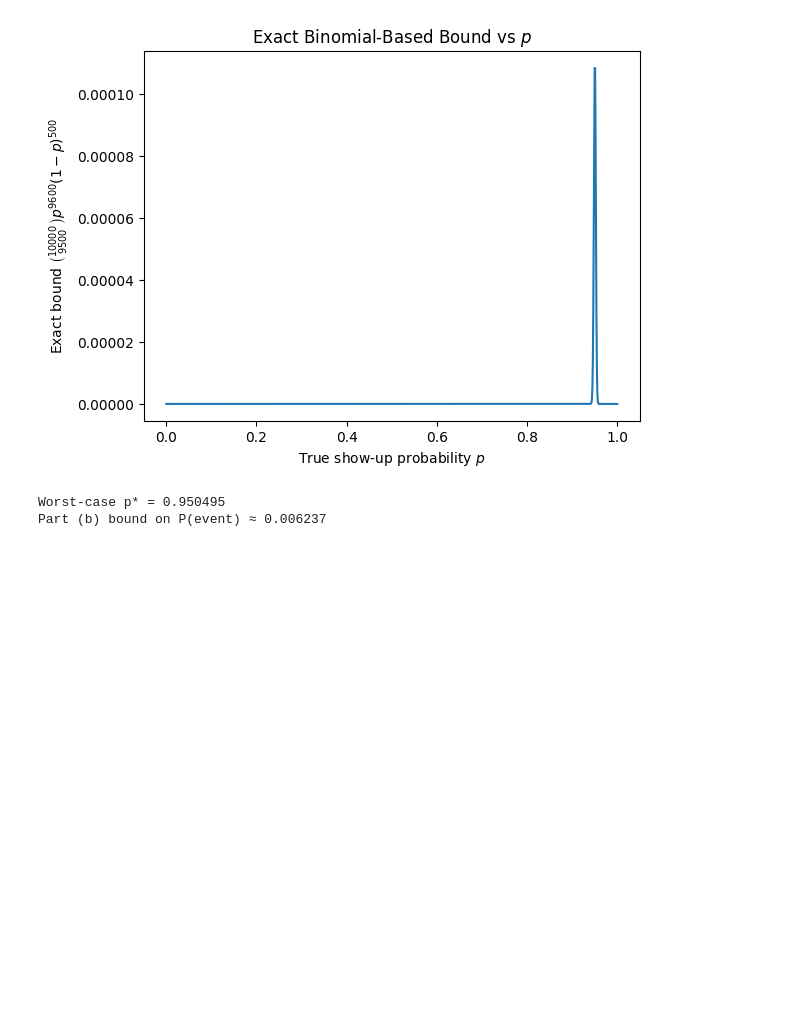
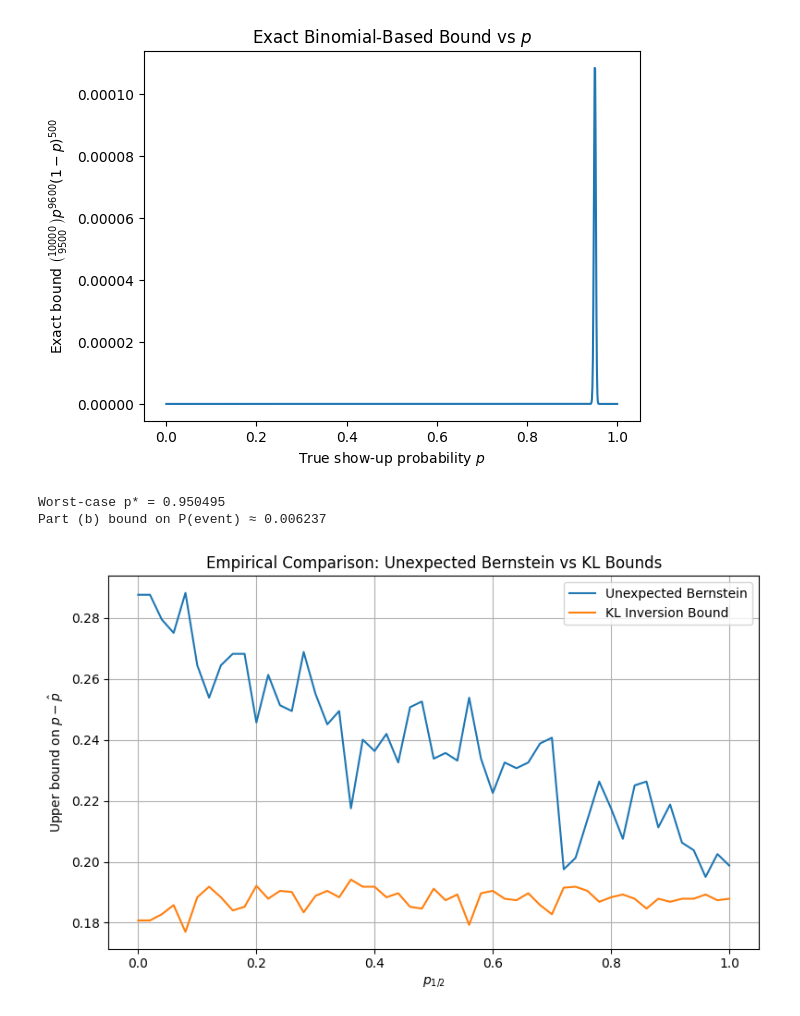
Before and after one commit to josephmargaryan/quantbayes, a Jupyter notebook: RKHS.ipynb, the cells around one changed output. Cells and saved outputs as stored; diff of their text form; code cells hidden in the pictures; blank space fills up the shorter version.

```diff
--- a/RKHS.ipynb
+++ b/RKHS.ipynb
@@ -963,3 +1081,77 @@ print(f"Part (b) bound on P(event) ≈ {bound_b:.6f}")
 # %% [output]
 Worst‑case p* = 0.950495
 Part (b) bound on P(event) ≈ 0.006237
+# %%
+import numpy as np
+import matplotlib.pyplot as plt
+from math import log, ceil, sqrt
+
+# Parameters
+n = 100
+delta = 0.05
+eps_kl = log((n + 1) / delta) / n
+
+# Grid for p_{1/2}
+p_half_grid = np.linspace(0, 1, 51)
+
+# Dyadic grid for lambda
+k = ceil(log(sqrt(n / log(1 / delta)) / 2, 2))
+Lambda = np.array([1 / (2**i) for i in range(1, k+1)])
+
+# KL divergence
+def kl_div(p, q):
+    # Handle edge cases
+    epsilon = 1e-12
+    p = min(max(p, epsilon), 1 - epsilon)
+    q = min(max(q, epsilon), 1 - epsilon)
+    return p * log(p / q) + (1 - p) * log((1 - p) / (1 - q))
+
+# Inverse kl: find smallest q >= p such that kl(p||q) = eps_kl
+def kl_inverse_plus(p):
+    low, high = p, 1.0
+    for _ in range(50):
+        mid = (low + high) / 2
+        if kl_div(p, mid) > eps_kl:
+            high = mid
+        else:
+            low = mid
+    return low
+
+# Storage for bounds
+ub_bounds = []
+kl_bounds = []
+
+# Single random sample for illustration
+rng = np.random.default_rng(0)
+
+for p_half in p_half_grid:
+    p0 = p1 = (1 - p_half) / 2
+    probabilities = [p0, p_half, p1]
+    values = [0.0, 0.5, 1.0]
+
+    # Draw sample
+    sample = rng.choice(values, size=n, p=probabilities)
+    phat = sample.mean()
+    vhat = np.mean(sample**2)
+
+    # Unexpected Bernstein bound
+    ub = min([lam * vhat + log(k / delta) / (lam * n) for lam in Lambda])
+    ub_bounds.append(ub)
+
+    # KL bound
+    q = kl_inverse_plus(phat)
+    kl_bounds.append(q - phat)
+
+# Plotting
+plt.figure(figsize=(8, 5))
+plt.plot(p_half_grid, ub_bounds, label='Unexpected Bernstein')
+plt.plot(p_half_grid, kl_bounds, label='KL Inversion Bound')
+plt.xlabel('$p_{1/2}$')
+plt.ylabel('Upper bound on $p - \hat{p}$')
+plt.title('Empirical Comparison: Unexpected Bernstein vs KL Bounds')
+plt.legend()
+plt.grid(True)
+plt.tight_layout()
+plt.show()
+# %% [output]
+[figure, added]
```
Also changed, not shown: parts of 9 cells of this notebook, 35 other files.
